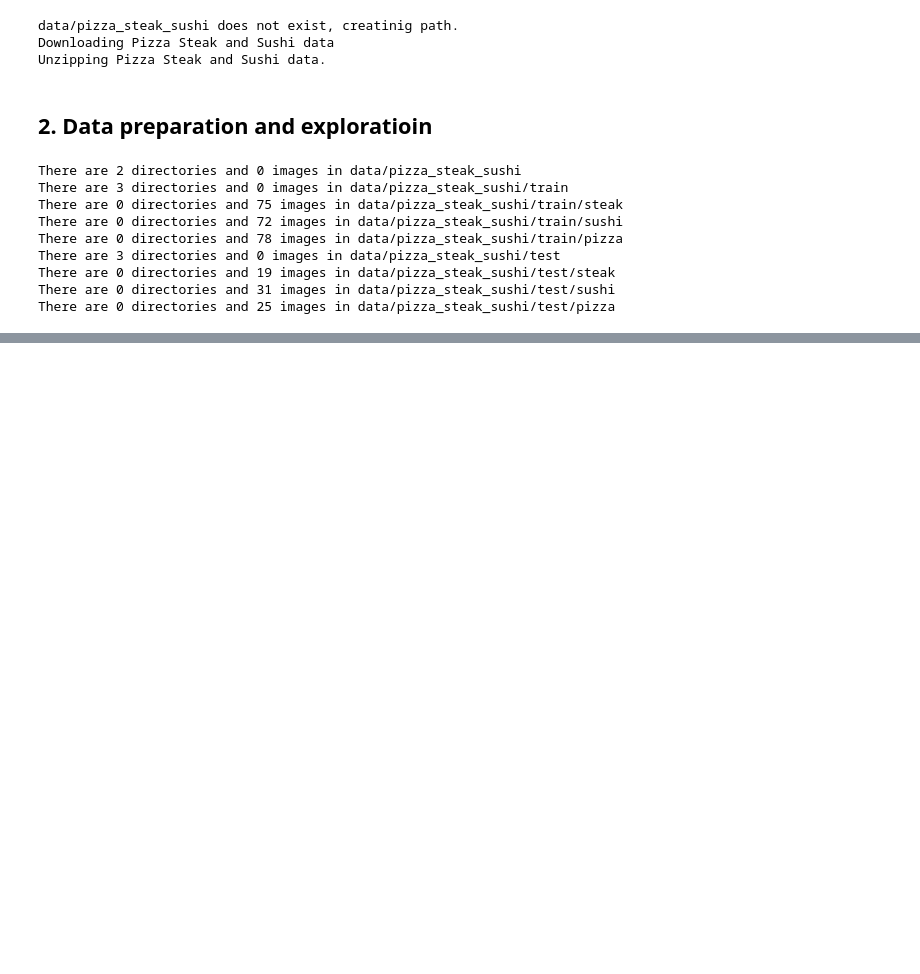
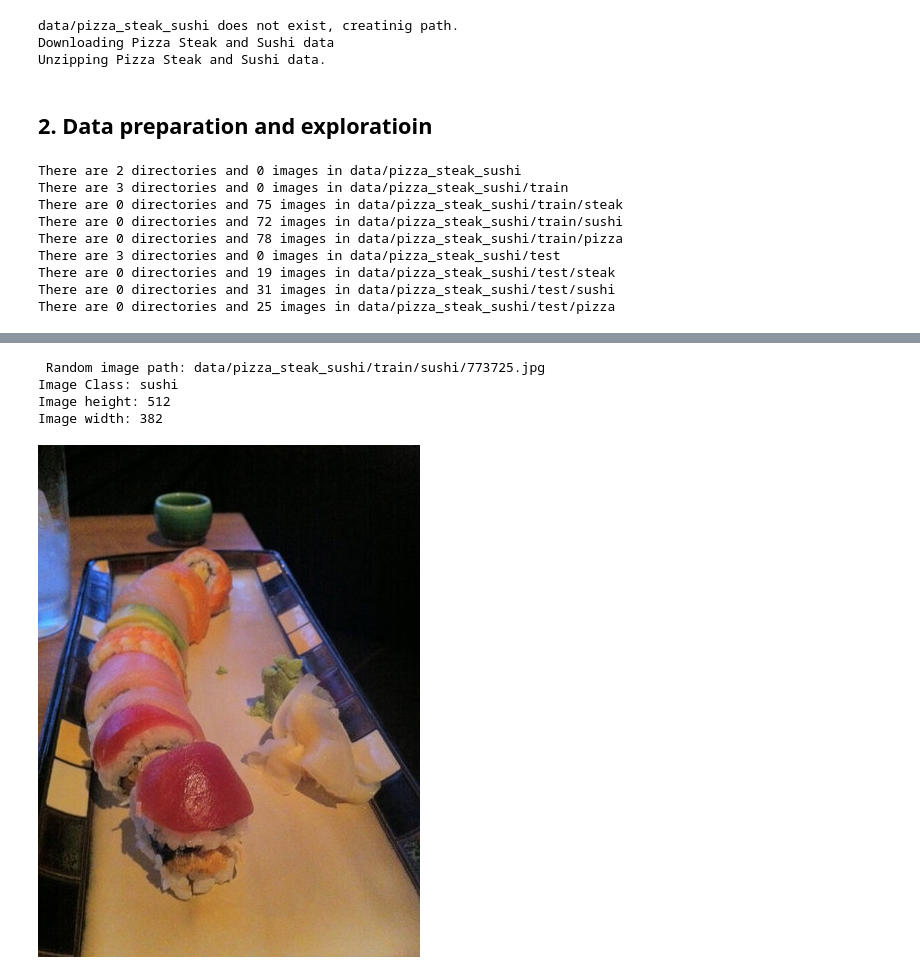
Before and after one commit to kay-squared/PyTorchLearn, a Jupyter notebook: 04_pytorch_CustomDatasets_video.ipynb, the cells around one changed output, grey strips where cells are left out. Saved outputs shown, nothing was run; the diff lists cells and outputs as text; code cells hidden in the pictures; blank space fills up the shorter version.

```diff
--- a/04_pytorch_CustomDatasets_video.ipynb
+++ b/04_pytorch_CustomDatasets_video.ipynb
@@ -89,0 +107,31 @@ test_dir = image_path / "test"
+# %%
+#random.seed(42)
+
+# 1. Get image paths (all of them)
+image_path_list = list ( image_path.glob("*/*/*.jpg") ) # mirrors depth of directory tree> test train / pizza steak sushi / jpg
+#image_path_list
+
+# 2. pick a random image
+random_image_path = random.choice(image_path_list)
+random_image_path
+
+# 3. Get image class by looking at the name of the parent directory
+image_class = random_image_path.parent.stem
+image_class
+
+# 4. use PIL  Image class to opem image
+img = Image.open(random_image_path)
+
+# 5. Print metadata
+print(f" Random image path: {random_image_path}")
+print(f"Image Class: {image_class}")
+print(f"Image height: {img.height}")
+print(f"Image width: {img.width}")
+
+img
+# %% [output]
+ Random image path: data/pizza_steak_sushi/train/sushi/773725.jpg
+Image Class: sushi
+Image height: 512
+Image width: 382
+[figure, added]
```
Also changed, not shown: parts of 5 cells of this notebook.
